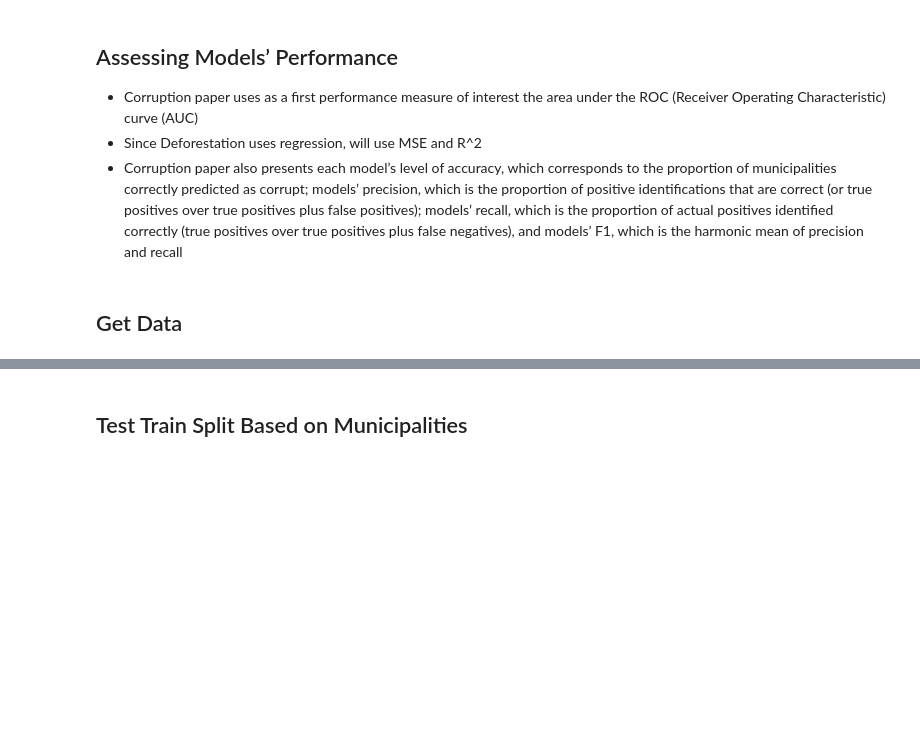
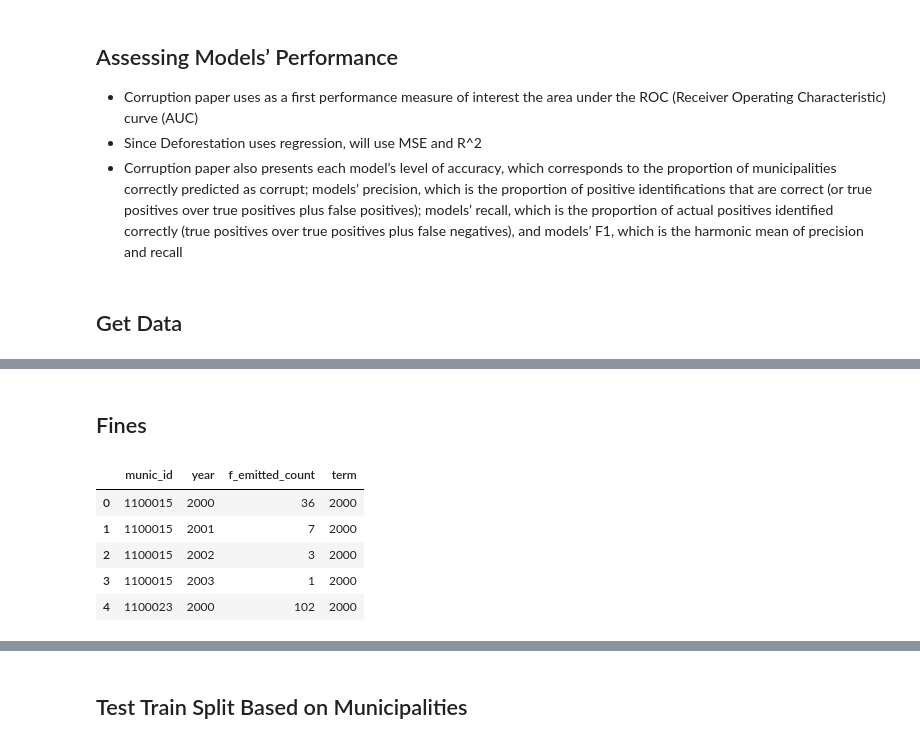
Before and after one commit to aulichney/Deforestation, a Jupyter notebook: Corruption Paper ML Modeling.ipynb, the cells around one changed output, grey strips where cells are left out. Saved outputs shown, nothing was run; the diff lists cells and outputs as text; code cells hidden in the pictures; blank space fills up the shorter version.

```diff
--- a/Corruption Paper ML Modeling.ipynb
+++ b/Corruption Paper ML Modeling.ipynb
@@ -228,0 +253,12 @@ df = df[['ID', 'x', 'y','year', 'forest.l', 'rain1', 'elevation',
+# %% [markdown]
+## Fines
+# %%
+fines = pd.read_csv('/Users/annieulichney/Library/CloudStorage/Box-Box/Deforestation_MachineLearning/Data/CSV/fines.csv')
+fines.head()
+# %% [output]
+|  | munic_id | year | f_emitted_count | term |
+| 0 | 1100015 | 2000 | 36 | 2000 |
+| 1 | 1100015 | 2001 | 7 | 2000 |
+| 2 | 1100015 | 2002 | 3 | 2000 |
+| 3 | 1100015 | 2003 | 1 | 2000 |
+| 4 | 1100023 | 2000 | 102 | 2000 |
```
Also changed, not shown: parts of 54 cells of this notebook.
